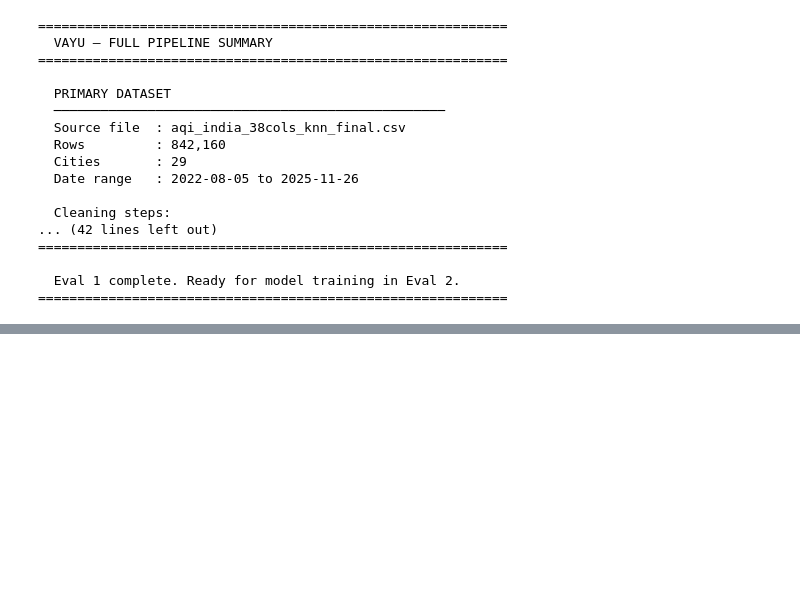
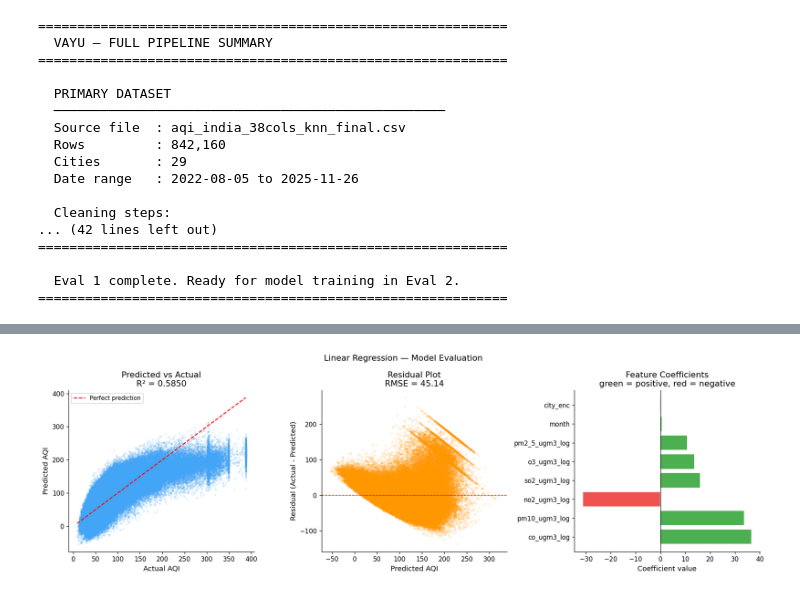
Before and after one commit to rachitgoyal14/vayu, a Jupyter notebook: final.ipynb, the cells around one changed output, grey strips where cells are left out. Cells and saved outputs as stored; diff of their text form; code cells hidden in the pictures; blank space fills up the shorter version.

```diff
--- a/final.ipynb
+++ b/final.ipynb
@@ -1667,0 +1684,96 @@ print('=' * 60)
+# %%
+# ── load the prepared splits ──────────────────────────────────────────────────
+train_reg = pd.read_csv('./data/cleaned/01_regression/regression_train.csv')
+test_reg  = pd.read_csv('./data/cleaned/01_regression/regression_test.csv')
+
+# last column is AQI target, everything else is features
+TARGET      = 'AQI'
+FEAT_COLS   = [c for c in train_reg.columns if c != TARGET]
+
+X_train = train_reg[FEAT_COLS]
+y_train = train_reg[TARGET]
+X_test  = test_reg[FEAT_COLS]
+y_test  = test_reg[TARGET]
+
+print(f'Train : {X_train.shape[0]:,} rows  x  {X_train.shape[1]} features')
+print(f'Test  : {X_test.shape[0]:,} rows   x  {X_test.shape[1]} features')
+print(f'Features : {FEAT_COLS}')
+
+# ── train ─────────────────────────────────────────────────────────────────────
+model = LinearRegression()
+model.fit(X_train, y_train)
+
+# ── predict ───────────────────────────────────────────────────────────────────
+y_pred_train = model.predict(X_train)
+y_pred_test  = model.predict(X_test)
+
+# ── evaluate ──────────────────────────────────────────────────────────────────
+r2_train   = r2_score(y_train, y_pred_train)
+r2_test    = r2_score(y_test,  y_pred_test)
+rmse_train = np.sqrt(mean_squared_error(y_train, y_pred_train))
+rmse_test  = np.sqrt(mean_squared_error(y_test,  y_pred_test))
+
+print(f'\n{"="*45}')
+print(f'  LINEAR REGRESSION RESULTS')
+print(f'{"="*45}')
+print(f'  {"Metric":<20} {"Train":>10} {"Test":>10}')
+print(f'  {"-"*40}')
+print(f'  {"R²":<20} {r2_train:>10.4f} {r2_test:>10.4f}')
+print(f'  {"RMSE":<20} {rmse_train:>10.2f} {rmse_test:>10.2f}')
+
+# gap between train and test R² tells us about overfitting
+gap = r2_train - r2_test
+if gap < 0.05:
+    print(f'\n  Overfitting check : gap = {gap:.4f}  — model generalises well')
+elif gap < 0.1:
+    print(f'\n  Overfitting check : gap = {gap:.4f}  — slight overfitting')
+else:
+    print(f'\n  Overfitting check : gap = {gap:.4f}  — overfitting, consider regularisation')
+
+# ── coefficients ──────────────────────────────────────────────────────────────
+coef_df = pd.DataFrame({
+    'feature'    : FEAT_COLS,
+    'coefficient': model.coef_
+}).sort_values('coefficient', key=abs, ascending=False)
+
+print(f'\n  Model intercept : {model.intercept_:.2f}')
+print(f'\n  Feature coefficients:')
+for _, row in coef_df.iterrows():
+    bar = '█' * int(abs(row['coefficient']) / coef_df['coefficient'].abs().max() * 20)
+    print(f'    {row["feature"]:<25} {row["coefficient"]:>10.4f}  {bar}')
+
+# ── plots ─────────────────────────────────────────────────────────────────────
+fig, axes = plt.subplots(1, 3, figsize=(16, 5))
+
+# predicted vs actual
+axes[0].scatter(y_test, y_pred_test, alpha=0.1,
+                color='#42A5F5', s=5, rasterized=True)
+axes[0].plot([y_test.min(), y_test.max()],
+             [y_test.min(), y_test.max()],
+             'r--', linewidth=1.5, label='Perfect prediction')
+axes[0].set_xlabel('Actual AQI')
+axes[0].set_ylabel('Predicted AQI')
+axes[0].set_title(f'Predicted vs Actual\nR² = {r2_test:.4f}')
+axes[0].legend(fontsize=9)
+
+# residuals
+residuals = y_test - y_pred_test
+axes[1].scatter(y_pred_test, residuals, alpha=0.1,
+                color='#FF9800', s=5, rasterized=True)
+axes[1].axhline(0, color='red', linestyle='--', linewidth=1)
+axes[1].set_xlabel('Predicted AQI')
+axes[1].set_ylabel('Residual (Actual - Predicted)')
+axes[1].set_title(f'Residual Plot\nRMSE = {rmse_test:.2f}')
+
+# coefficient bar chart
+colors = ['#4CAF50' if v > 0 else '#EF5350' for v in coef_df['coefficient']]
+axes[2].barh(coef_df['feature'], coef_df['coefficient'],
+             color=colors, edgecolor='white')
+axes[2].axvline(0, color='black', linewidth=0.8)
+axes[2].set_xlabel('Coefficient value')
+axes[2].set_title('Feature Coefficients\ngreen = positive, red = negative')
+
+plt.suptitle('Linear Regression — Model Evaluation', fontsize=13)
+plt.tight_layout()
+plt.show()
+# %% [output]
@@ -1667,0 +1797 @@ print('=' * 60)
+[figure, added]
```
Also changed, not shown: parts of 3 cells of this notebook.
